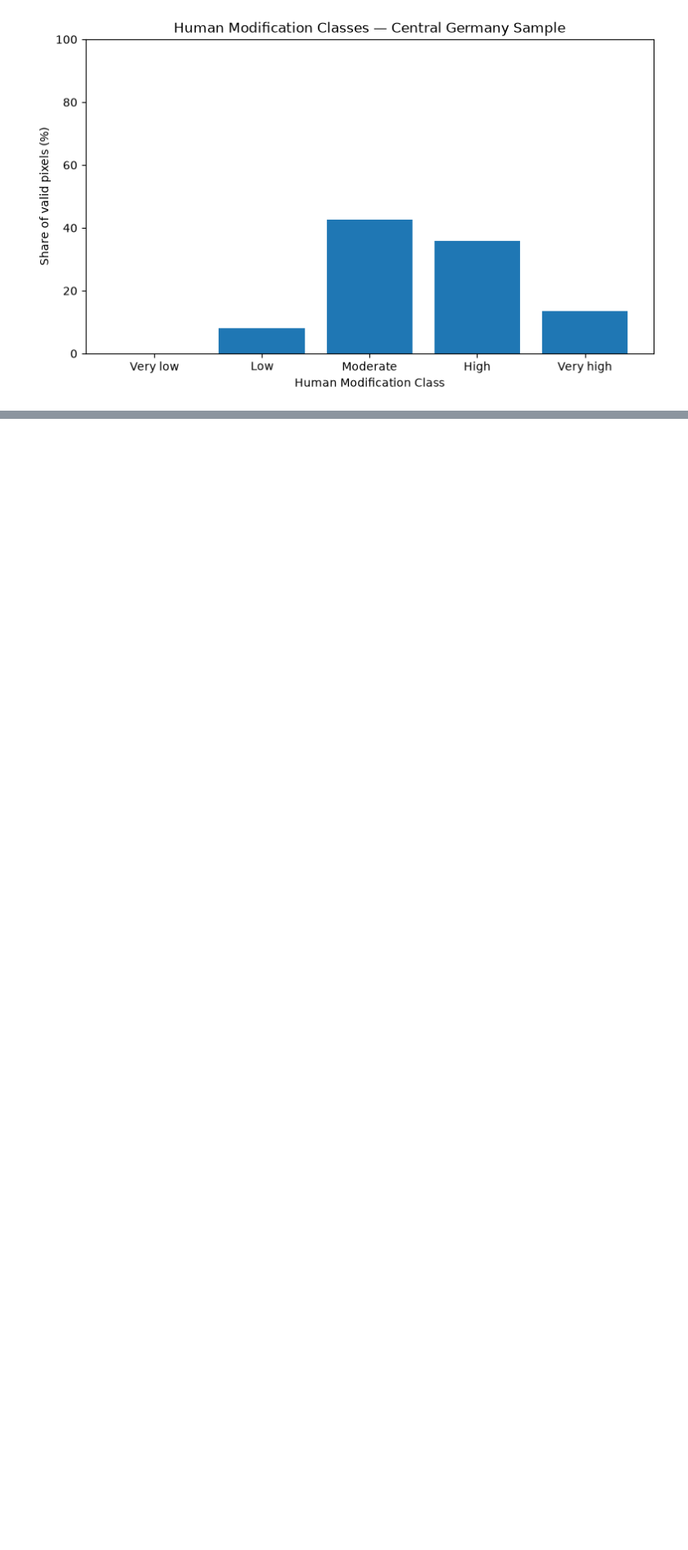
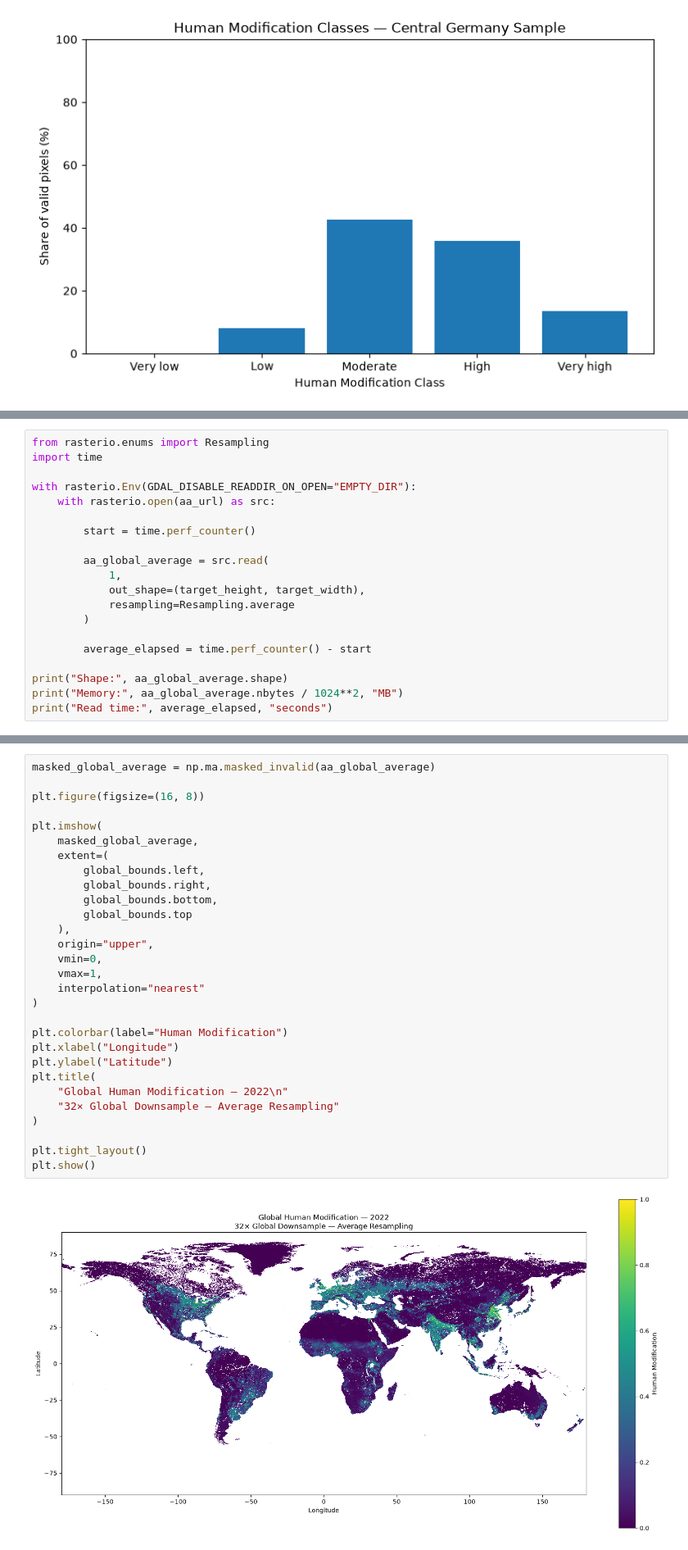
Before and after one commit to Inal-Qat/human-modification-atlas, a Jupyter notebook: notebooks/01_data_audit.ipynb, the cells around one changed output, grey strips where cells are left out. Shown at 82% size. Cells and saved outputs as stored; diff of their text form; blank space fills up the shorter version.

```diff
--- a/notebooks/01_data_audit.ipynb
+++ b/notebooks/01_data_audit.ipynb
@@ -568,0 +786,20 @@ plt.show()
+# %%
+from rasterio.enums import Resampling
+import time
+
+with rasterio.Env(GDAL_DISABLE_READDIR_ON_OPEN="EMPTY_DIR"):
+    with rasterio.open(aa_url) as src:
+
+        start = time.perf_counter()
+
+        aa_global_average = src.read(
+            1,
+            out_shape=(target_height, target_width),
+            resampling=Resampling.average
+        )
+
+        average_elapsed = time.perf_counter() - start
+
+print("Shape:", aa_global_average.shape)
+print("Memory:", aa_global_average.nbytes / 1024**2, "MB")
+print("Read time:", average_elapsed, "seconds")
@@ -568,0 +862,31 @@ plt.show()
+# %%
+masked_global_average = np.ma.masked_invalid(aa_global_average)
+
+plt.figure(figsize=(16, 8))
+
+plt.imshow(
+    masked_global_average,
+    extent=(
+        global_bounds.left,
+        global_bounds.right,
+        global_bounds.bottom,
+        global_bounds.top
+    ),
+    origin="upper",
+    vmin=0,
+    vmax=1,
+    interpolation="nearest"
+)
+
+plt.colorbar(label="Human Modification")
+plt.xlabel("Longitude")
+plt.ylabel("Latitude")
+plt.title(
+    "Global Human Modification — 2022\n"
+    "32× Global Downsample — Average Resampling"
+)
+
+plt.tight_layout()
+plt.show()
+# %% [output]
+[figure, added]
```
Also changed, not shown: parts of 16 cells of this notebook, 1 other file.
